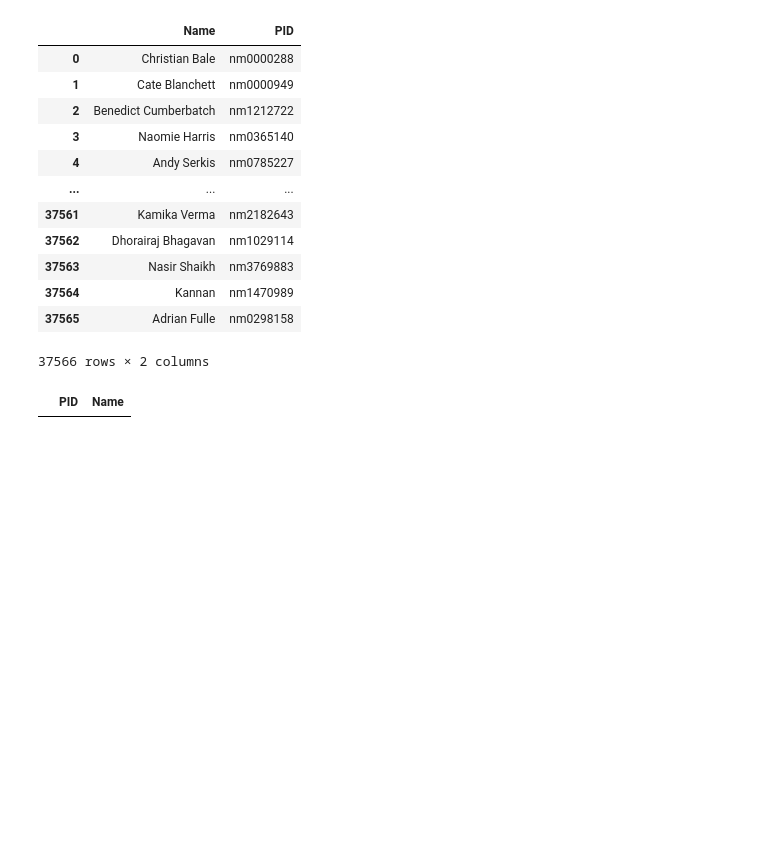
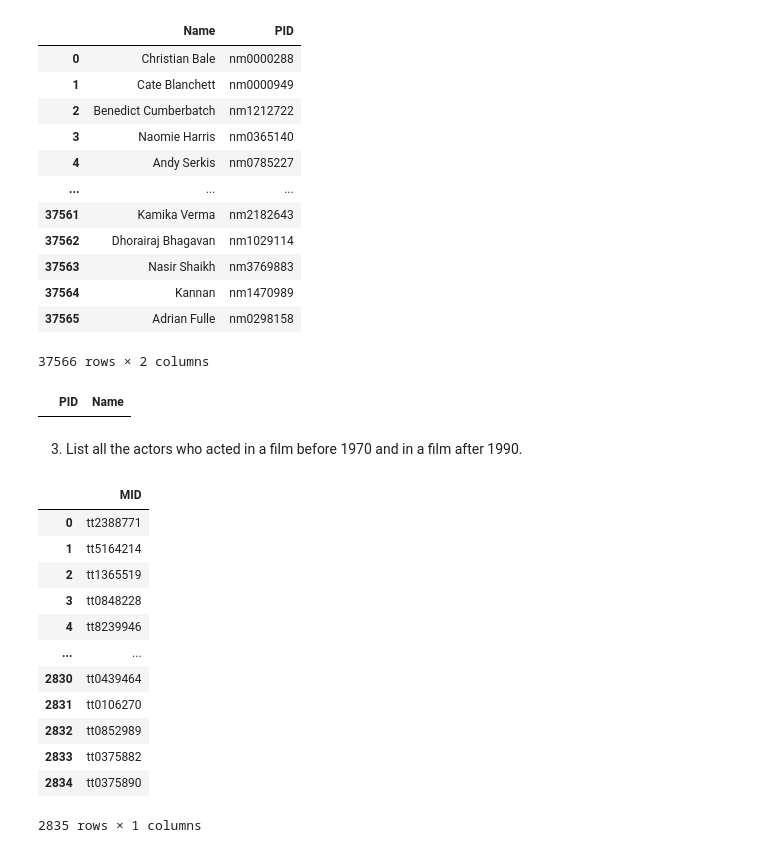
Before and after one commit to freddyjaoko/Analysis_of_IMDB_database, a Jupyter notebook: sql_queries.ipynb, the cells around one changed output. Drawn from its saved outputs; the diff is of its cells as text; code cells hidden in the pictures; blank space fills up the shorter version.

```diff
--- a/sql_queries.ipynb
+++ b/sql_queries.ipynb
@@ -236,3 +236,23 @@ df_cast_names = pd.merge(actor_id, df_cast, on='PID', how='inner')
 df_cast_names
 # %% [output]
 |  | PID | Name |
+# %% [markdown]
+3. List all the actors who acted in a film before 1970 and in a film after 1990.
+# %%
+#Listing all the movies made < 1970 and >1990
+movies = pd.read_sql_query("SELECT MID FROM Movie WHERE Year < 1970 OR YEAR > 1990", conn)
+movies
+# %% [output]
+|  | MID |
+| 0 | tt2388771 |
+| 1 | tt5164214 |
+| 2 | tt1365519 |
+| 3 | tt0848228 |
+| 4 | tt8239946 |
+| ... | ... |
+| 2830 | tt0439464 |
+| 2831 | tt0106270 |
+| 2832 | tt0852989 |
+| 2833 | tt0375882 |
+| 2834 | tt0375890 |
+2835 rows × 1 columns
```
Also changed, not shown: parts of 7 cells of this notebook, 2 other files.
